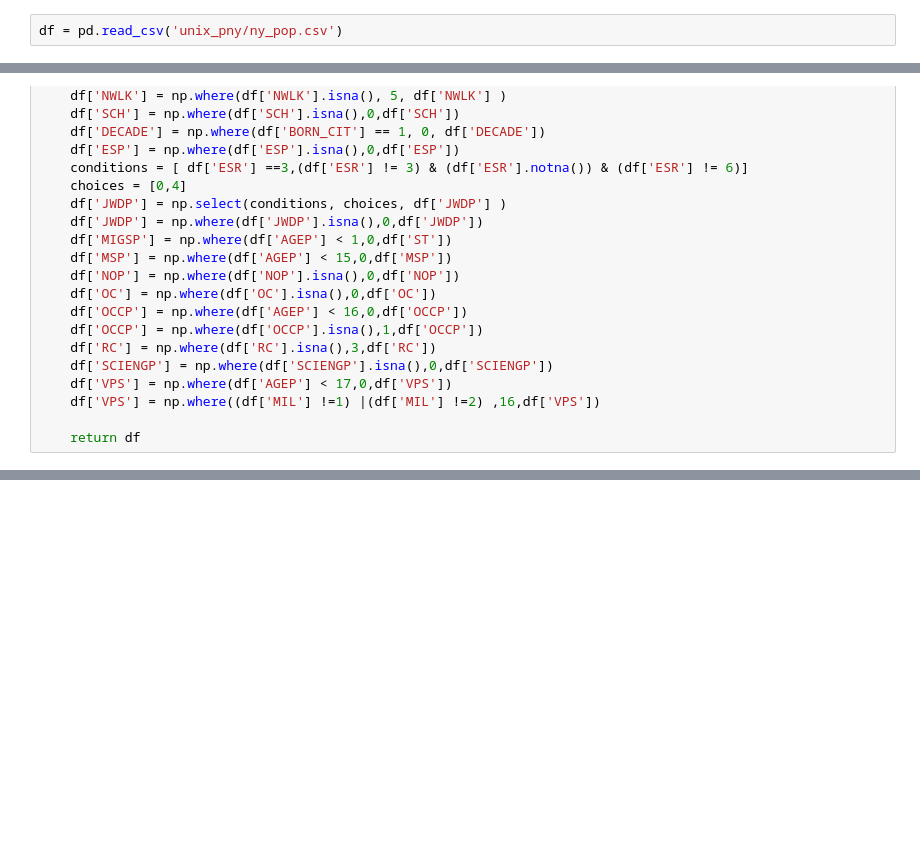
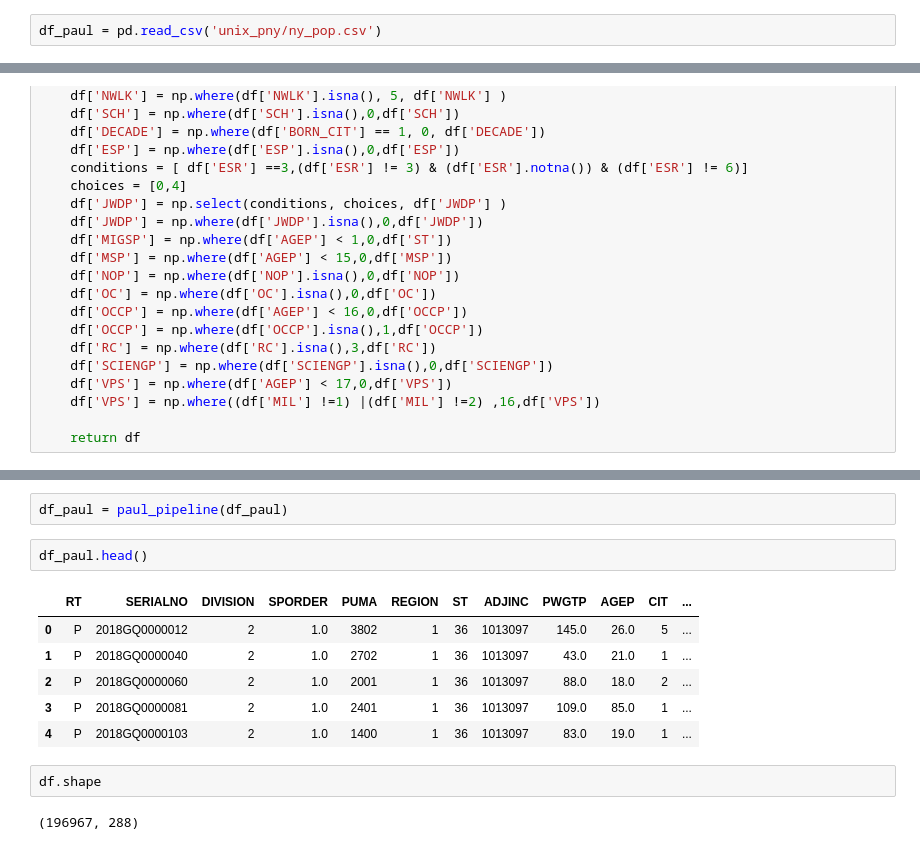
Before and after one commit to ptorres001/census_HI_classification_model, a Jupyter notebook: 001_Paul_Cleaning_Pipeline.ipynb, the cells around one changed output, grey strips where cells are left out. Drawn from its saved outputs; the diff is of its cells as text; blank space fills up the shorter version.

Commit message:
combining the two data pipelines

```diff
--- a/001_Paul_Cleaning_Pipeline.ipynb
+++ b/001_Paul_Cleaning_Pipeline.ipynb
@@ -16,7 +16,7 @@ plt.rcParams["figure.figsize"] = [10,5]
 import warnings
 warnings.filterwarnings("ignore")
 # %%
-df = pd.read_csv('unix_pny/ny_pop.csv')
+df_paul = pd.read_csv('unix_pny/ny_pop.csv')
 # %%
 def paul_pipeline(df):
     df['CIT_STATUS'] = np.where(df['CIT'] != 5, 1, 0)
@@ -180,0 +102,15 @@ df['VPS'] = np.where((df['MIL'] !=1) |(df['MIL'] !=2) ,16,df['VPS'])
+# %%
+df_paul = paul_pipeline(df_paul)
+# %%
+df_paul.head()
+# %% [output]
+|  | RT | SERIALNO | DIVISION | SPORDER | PUMA | REGION | ST | ADJINC | PWGTP | AGEP | CIT | ... |
+| 0 | P | 2018GQ0000012 | 2 | 1.0 | 3802 | 1 | 36 | 1013097 | 145.0 | 26.0 | 5 | ... |
+| 1 | P | 2018GQ0000040 | 2 | 1.0 | 2702 | 1 | 36 | 1013097 | 43.0 | 21.0 | 1 | ... |
+| 2 | P | 2018GQ0000060 | 2 | 1.0 | 2001 | 1 | 36 | 1013097 | 88.0 | 18.0 | 2 | ... |
+| 3 | P | 2018GQ0000081 | 2 | 1.0 | 2401 | 1 | 36 | 1013097 | 109.0 | 85.0 | 1 | ... |
+| 4 | P | 2018GQ0000103 | 2 | 1.0 | 1400 | 1 | 36 | 1013097 | 83.0 | 19.0 | 1 | ... |
+# %%
+df.shape
+# %% [output]
+(196967, 288)
```
Also changed, not shown: parts of 9 cells of this notebook, 1 other file.
